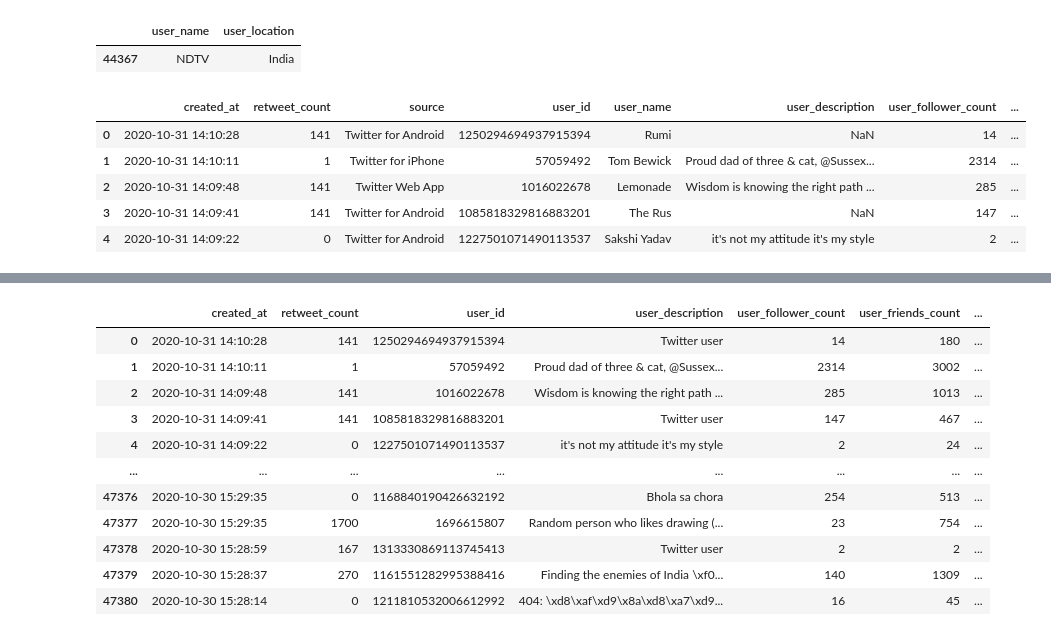
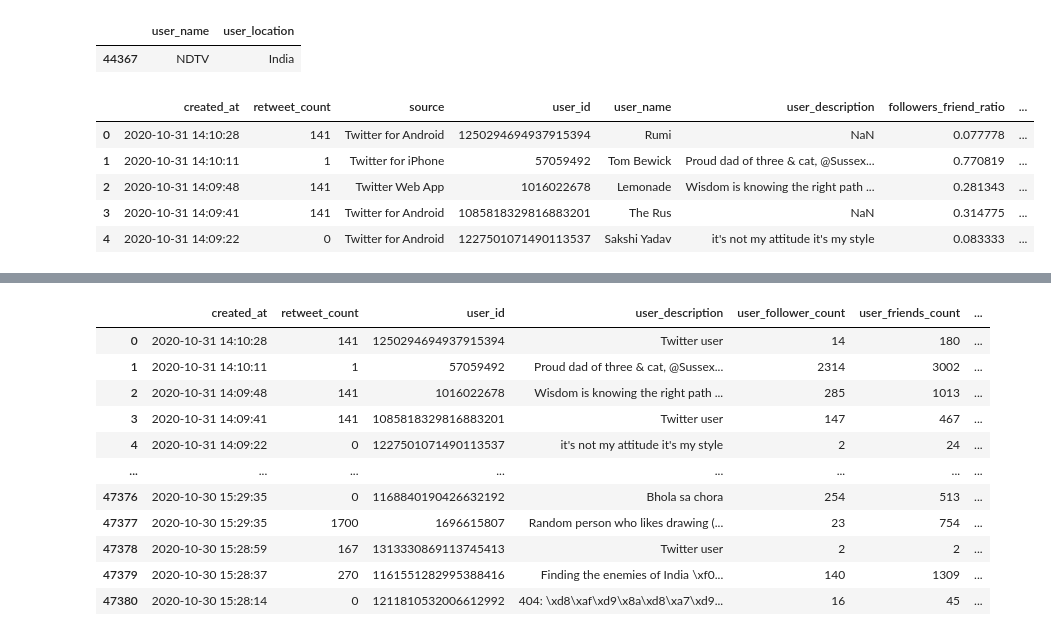
Before and after one commit to Abhinxvsharma/GenAI, a Jupyter notebook: datascience/assignment.ipynb, the cells around one changed output, grey strips where cells are left out. Saved outputs shown, nothing was run; the diff lists cells and outputs as text; code cells hidden in the pictures.

```diff
--- a/datascience/assignment.ipynb
+++ b/datascience/assignment.ipynb
@@ -79,13 +79,6 @@ result
 |  | user_name | user_location |
 | 44367 | NDTV | India |
 # %%
-df["followers_friend_ratio"] = df["user_follower_count"] / df["user_friends_count"]
+# df["followers_friend_ratio"] = df["user_follower_count"] / df["user_friends_count"]
 
-df.head()
+# df.head()
-# %% [output]
-|  | created_at | retweet_count | source | user_id | user_name | user_description | user_follower_count | ... |
-| 0 | 2020-10-31 14:10:28 | 141 | Twitter for Android | 1250294694937915394 | Rumi | NaN | 14 | ... |
-| 1 | 2020-10-31 14:10:11 | 1 | Twitter for iPhone | 57059492 | Tom Bewick | Proud dad of three & cat, @Sussex... | 2314 | ... |
-| 2 | 2020-10-31 14:09:48 | 141 | Twitter Web App | 1016022678 | Lemonade | Wisdom is knowing the right path ... | 285 | ... |
-| 3 | 2020-10-31 14:09:41 | 141 | Twitter for Android | 1085818329816883201 | The Rus | NaN | 147 | ... |
-| 4 | 2020-10-31 14:09:22 | 0 | Twitter for Android | 1227501071490113537 | Sakshi Yadav | it's not my attitude it's my style | 2 | ... |
@@ -92,3 +87,13 @@ df.head()
+# %%
+df.insert(6, column="followers_friend_ratio", value=ff)
+df.head()
+# %% [output]
+|  | created_at | retweet_count | source | user_id | user_name | user_description | followers_friend_ratio | ... |
+| 0 | 2020-10-31 14:10:28 | 141 | Twitter for Android | 1250294694937915394 | Rumi | NaN | 0.077778 | ... |
+| 1 | 2020-10-31 14:10:11 | 1 | Twitter for iPhone | 57059492 | Tom Bewick | Proud dad of three & cat, @Sussex... | 0.770819 | ... |
+| 2 | 2020-10-31 14:09:48 | 141 | Twitter Web App | 1016022678 | Lemonade | Wisdom is knowing the right path ... | 0.281343 | ... |
+| 3 | 2020-10-31 14:09:41 | 141 | Twitter for Android | 1085818329816883201 | The Rus | NaN | 0.314775 | ... |
+| 4 | 2020-10-31 14:09:22 | 0 | Twitter for Android | 1227501071490113537 | Sakshi Yadav | it's not my attitude it's my style | 0.083333 | ... |
 # %%
 df.isnull().sum()
 # %% [output]
```
Also changed, not shown: parts of 5 cells of this notebook, 4 other files.
